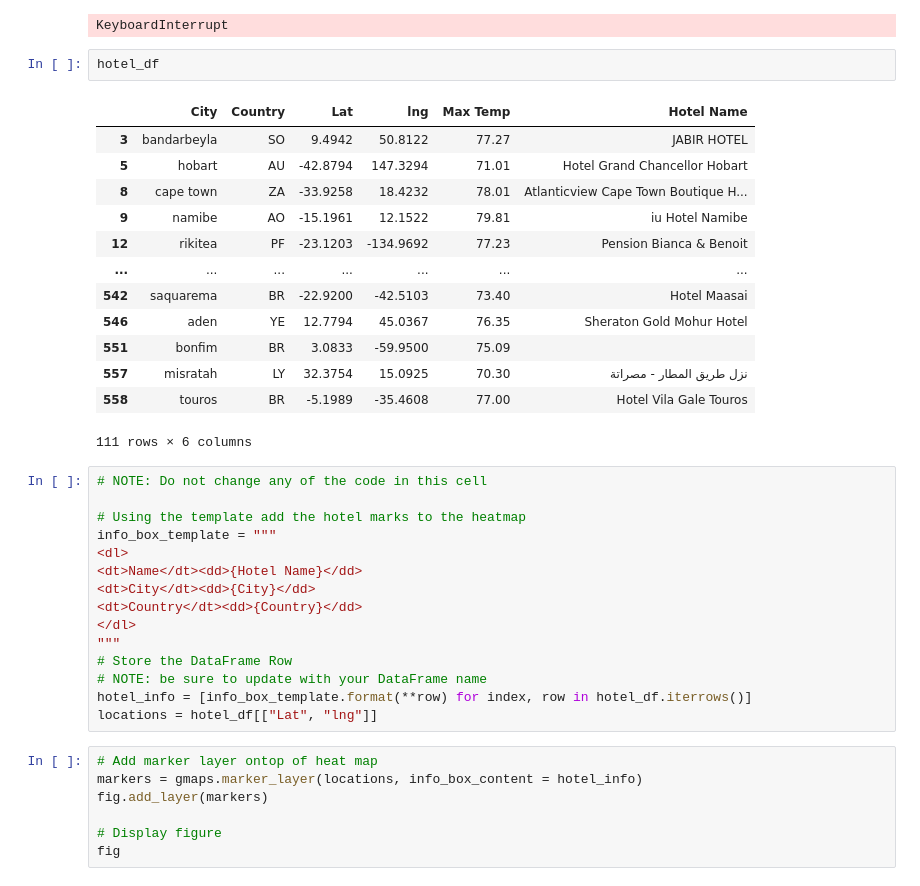
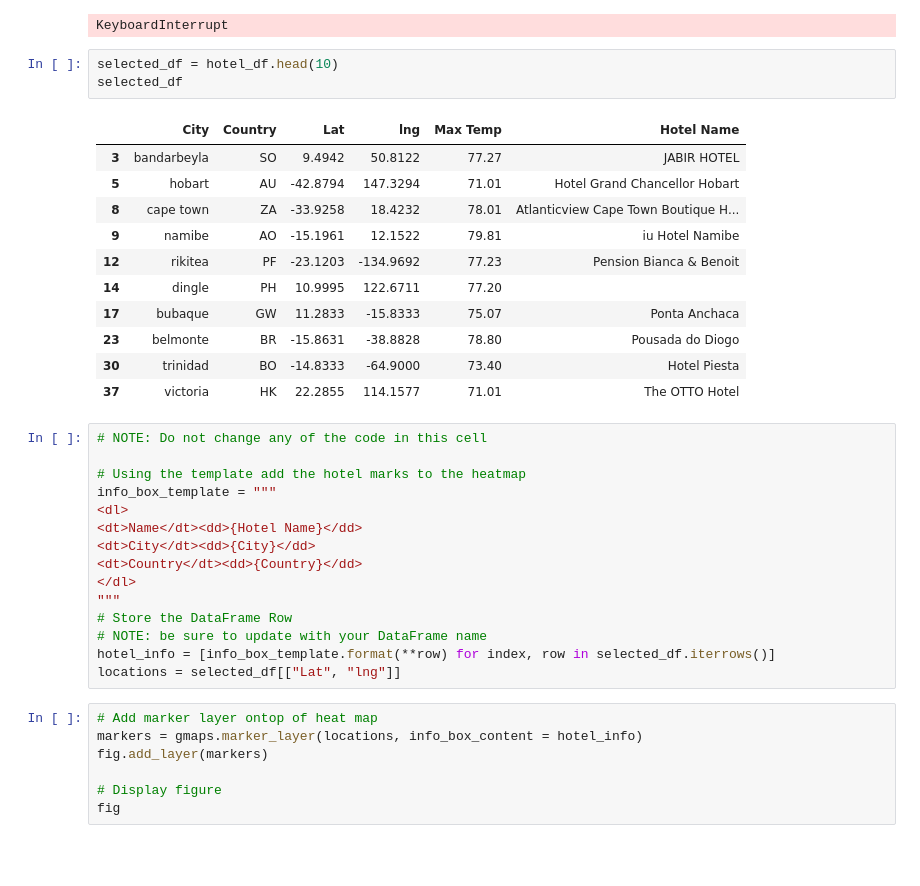
Before and after one commit to joekimga/python-api-challenge, a Jupyter notebook: starter_code/VacationPy.ipynb, the cells around one changed output. Drawn from its saved outputs; the diff is of its cells as text; blank space fills up the shorter version.

```diff
--- a/starter_code/VacationPy.ipynb
+++ b/starter_code/VacationPy.ipynb
@@ -174,22 +169,21 @@ Missing field/result... skipping.
 ------------
 Getting the Results for Index 17: 'bubaque'.
 KeyboardInterrupt
-# %%
-hotel_df
-# %% [output]
-|  | City | Country | Lat | lng | Max Temp | Hotel Name |
-| 3 | bandarbeyla | SO | 9.4942 | 50.8122 | 77.27 | JABIR HOTEL |
-| 5 | hobart | AU | -42.8794 | 147.3294 | 71.01 | Hotel Grand Chancellor Hobart |
-| 8 | cape town | ZA | -33.9258 | 18.4232 | 78.01 | Atlanticview Cape Town Boutique H... |
-| 9 | namibe | AO | -15.1961 | 12.1522 | 79.81 | iu Hotel Namibe |
-| 12 | rikitea | PF | -23.1203 | -134.9692 | 77.23 | Pension Bianca & Benoit |
-| ... | ... | ... | ... | ... | ... | ... |
-| 542 | saquarema | BR | -22.9200 | -42.5103 | 73.40 | Hotel Maasai |
-| 546 | aden | YE | 12.7794 | 45.0367 | 76.35 | Sheraton Gold Mohur Hotel |
-| 551 | bonfim | BR | 3.0833 | -59.9500 | 75.09 |  |
-| 557 | misratah | LY | 32.3754 | 15.0925 | 70.30 | نزل طريق المطار - مصراتة |
-| 558 | touros | BR | -5.1989 | -35.4608 | 77.00 | Hotel Vila Gale Touros |
-111 rows × 6 columns
+# %%
+selected_df = hotel_df.head(10)
+selected_df
+# %% [output]
+|  | City | Country | Lat | lng | Max Temp | Hotel Name |
+| 3 | bandarbeyla | SO | 9.4942 | 50.8122 | 77.27 | JABIR HOTEL |
+| 5 | hobart | AU | -42.8794 | 147.3294 | 71.01 | Hotel Grand Chancellor Hobart |
+| 8 | cape town | ZA | -33.9258 | 18.4232 | 78.01 | Atlanticview Cape Town Boutique H... |
+| 9 | namibe | AO | -15.1961 | 12.1522 | 79.81 | iu Hotel Namibe |
+| 12 | rikitea | PF | -23.1203 | -134.9692 | 77.23 | Pension Bianca & Benoit |
+| 14 | dingle | PH | 10.9995 | 122.6711 | 77.20 |  |
+| 17 | bubaque | GW | 11.2833 | -15.8333 | 75.07 | Ponta Anchaca |
+| 23 | belmonte | BR | -15.8631 | -38.8828 | 78.80 | Pousada do Diogo |
+| 30 | trinidad | BO | -14.8333 | -64.9000 | 73.40 | Hotel Piesta |
+| 37 | victoria | HK | 22.2855 | 114.1577 | 71.01 | The OTTO Hotel |
 # %%
 # NOTE: Do not change any of the code in this cell
 
@@ -203,8 +197,8 @@ info_box_template = """
 """
 # Store the DataFrame Row
 # NOTE: be sure to update with your DataFrame name
-hotel_info = [info_box_template.format(**row) for index, row in hotel_df.iterrows()]
-locations = hotel_df[["Lat", "lng"]]
+hotel_info = [info_box_template.format(**row) for index, row in selected_df.iterrows()]
+locations = selected_df[["Lat", "lng"]]
 # %%
 # Add marker layer ontop of heat map
 markers = gmaps.marker_layer(locations, info_box_content = hotel_info)
```
Also changed, not shown: parts of 2 cells of this notebook, 15 other files.
